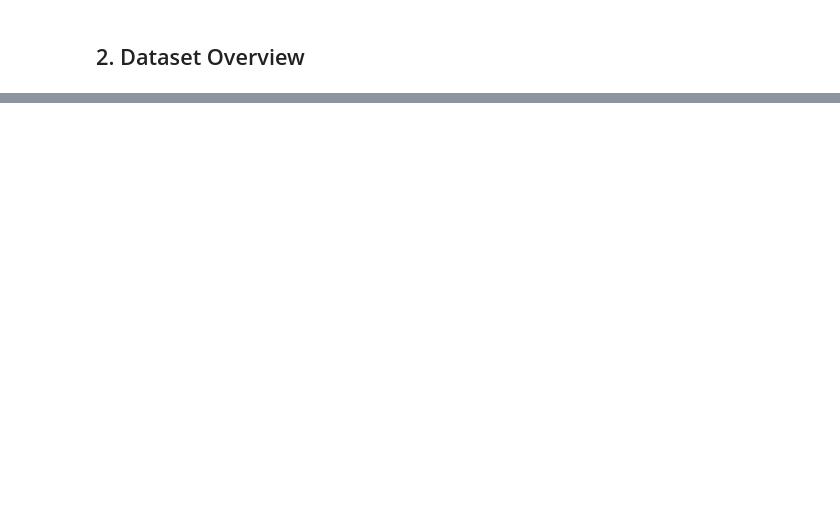
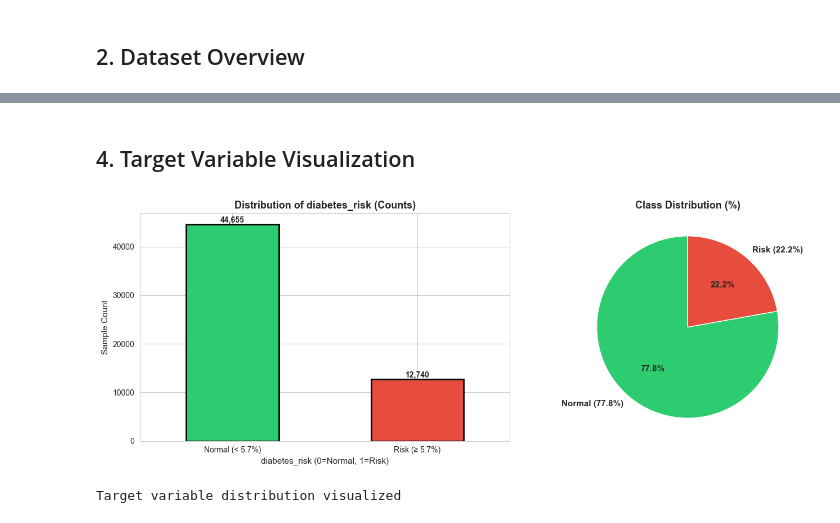
Before and after one commit to vitwea/t2diabetes-predictor, a Jupyter notebook: notebooks/01_eda.ipynb, the cells around one changed output, grey strips where cells are left out. Cells and saved outputs as stored; diff of their text form; code cells hidden in the pictures; blank space fills up the shorter version.

```diff
--- a/notebooks/01_eda.ipynb
+++ b/notebooks/01_eda.ipynb
@@ -8,5 +8,4 @@ Análisis exploratorio del dataset consolidado NHANES con nombres legibles.
 # %%
-# === IMPORTS ===
 import pandas as pd
 import numpy as np
 import matplotlib.pyplot as plt
@@ -16,21 +15,19 @@ import warnings
 
 warnings.filterwarnings('ignore')
 
-# Configurar estilo
 sns.set_style('whitegrid')
 sns.set_palette('husl')
-plt.rcParams['figure.figsize'] = (12, 6)
+plt.rcParams['figure.figsize'] = (14, 6)
 plt.rcParams['font.size'] = 10
 
-print("Libraries imported successfully")
+print('Libraries imported successfully')
 # %% [output]
 Libraries imported successfully
 # %% [markdown]
 ## 1. Load Data
 # %%
-# Cargar el dataset consolidado
-df = pd.read_parquet('../data/nhanes_data/NHANES_consolidated.parquet')
+df = pd.read_parquet('../data/nhanes_data/NHANES_final.parquet')
 
-print(f"Dataset shape: {df.shape}")
-print(f"\nMemory usage: {df.memory_usage(deep=True).sum() / 1024**2:.2f} MB")
+print(f'Dataset shape: {df.shape}')
+print(f'Memory usage: {df.memory_usage(deep=True).sum() / 1024**2:.2f} MB')
 # %% [output]
@@ -613,0 +116,29 @@ EDA Complete!
+# %% [markdown]
+## 4. Target Variable Visualization
+# %%
+fig, axes = plt.subplots(1, 2, figsize=(14, 5))
+
+ax1 = axes[0]
+class_counts.plot(kind='bar', ax=ax1, color=['#2ecc71', '#e74c3c'], edgecolor='black', linewidth=2)
+ax1.set_title('Distribution of diabetes_risk (Counts)', fontsize=13, fontweight='bold')
+ax1.set_xlabel('diabetes_risk (0=Normal, 1=Risk)', fontsize=11)
+ax1.set_ylabel('Sample Count', fontsize=11)
+ax1.set_xticklabels(['Normal (< 5.7%)', 'Risk (≥ 5.7%)'], rotation=0)
+
+for i, v in enumerate(class_counts):
+    ax1.text(i, v, f'{v:,}', ha='center', va='bottom', fontweight='bold')
+
+ax2 = axes[1]
+colors = ['#2ecc71', '#e74c3c']
+labels = [f'Normal ({class_pcts[0]:.1f}%)', f'Risk ({class_pcts[1]:.1f}%)']
+ax2.pie(class_counts, labels=labels, colors=colors, autopct='%1.1f%%',
+        startangle=90, textprops={'fontsize': 11, 'fontweight': 'bold'})
+ax2.set_title('Class Distribution (%)', fontsize=13, fontweight='bold')
+
+plt.tight_layout()
+plt.show()
+
+print('Target variable distribution visualized')
+# %% [output]
+[figure, added]
+Target variable distribution visualized
```
Also changed, not shown: parts of 37 cells of this notebook, 1 other file.
